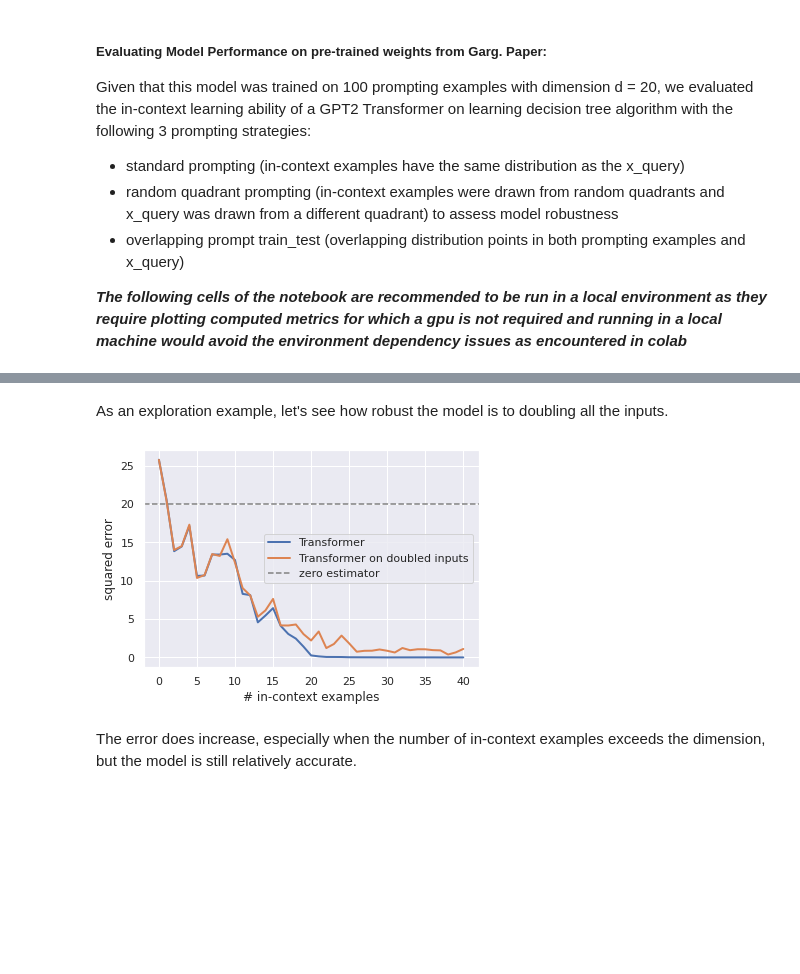
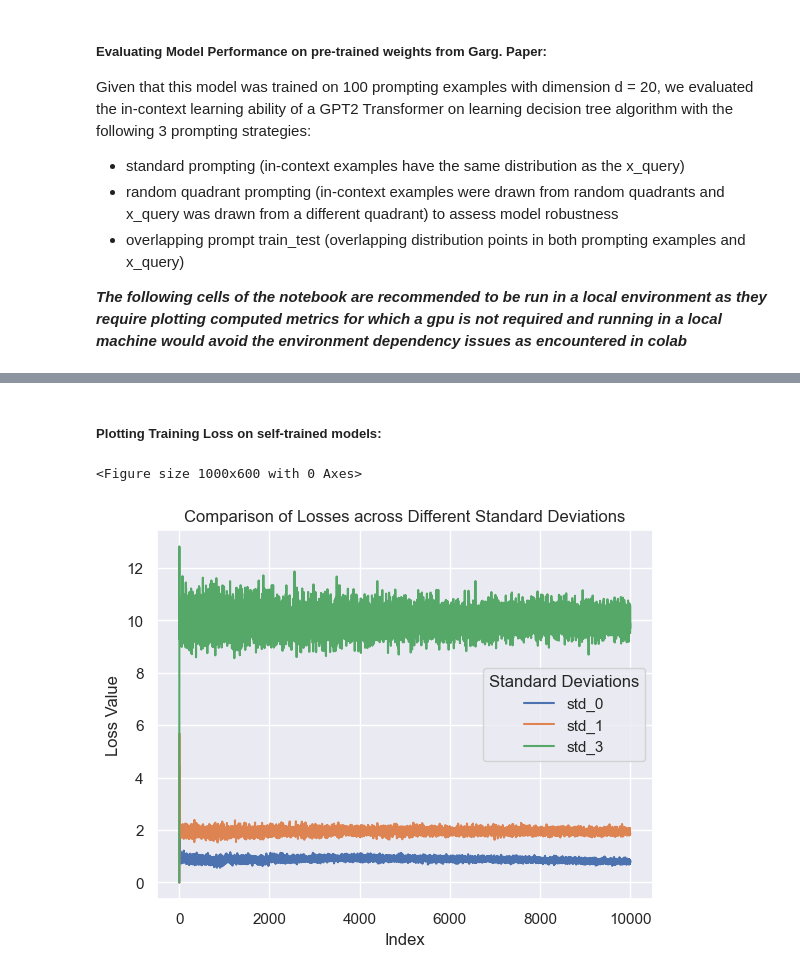
Before and after one commit to azhara001/in-context-learning-trees, a Jupyter notebook: src/eval.ipynb, the cells around one changed output, grey strips where cells are left out. Cells and saved outputs as stored; diff of their text form; code cells hidden in the pictures; blank space fills up the shorter version.

```diff
--- a/src/eval.ipynb
+++ b/src/eval.ipynb
@@ -223,2 +169,0 @@ plt.show()
-# %% [markdown]
-As an exploration example, let's see how robust the model is to doubling all the inputs.
@@ -230,14 +170,26 @@ with torch.no_grad():
-# %%
-loss2 = metric(pred2, ys2).numpy()
-
-plt.plot(loss.mean(axis=0), lw=2, label="Transformer")
-plt.plot(loss2.mean(axis=0) / 4, lw=2, label="Transformer on doubled inputs")
-plt.axhline(baseline, ls="--", color="gray", label="zero estimator")
-plt.xlabel("# in-context examples")
-plt.ylabel("squared error")
-plt.legend()
-plt.show()
-# %% [output]
-[figure, removed]
-# %% [markdown]
-The error does increase, especially when the number of in-context examples exceeds the dimension, but the model is still relatively accurate.
+# %% [markdown]
+##### Plotting Training Loss on self-trained models:
+# %%
+losses_std_0 = pd.read_csv("../models/noisy_decision_tree_std_0/ad3c9587-70c4-4d5d-aa8d-7a0cfe75b029/losses_model_10000.csv",names=['std_0'])
+losses_std_1 = pd.read_csv("../models/noisy_decision_tree_std_1/254bb2ec-87bd-493a-a144-26080b5105db/losses_model_10000.csv",names=["std_1"])
+losses_std_3 = pd.read_csv("../models/noisy_decision_tree_std_3/ea1d9c14-2099-4bf1-88fe-d08017fbc2e4/losses_model_10000.csv",names=["std_3"])
+
+
+losses = pd.concat([losses_std_0,losses_std_1,losses_std_3],axis=1)
+
+plt.figure(figsize=(10, 6))  # Set the figure size for better readability
+losses.plot(kind='line')  # Plotting the data
+
+# Adding title and labels
+plt.title('Comparison of Losses across Different Standard Deviations')
+plt.xlabel('Index')
+plt.ylabel('Loss Value')
+
+# Adding legend
+plt.legend(title='Standard Deviations')
+
+# Show the plot
+plt.show()
+# %% [output]
+<Figure size 1000x600 with 0 Axes>
+[figure, added]
```
Also changed, not shown: parts of 24 cells of this notebook, 14 other files.
